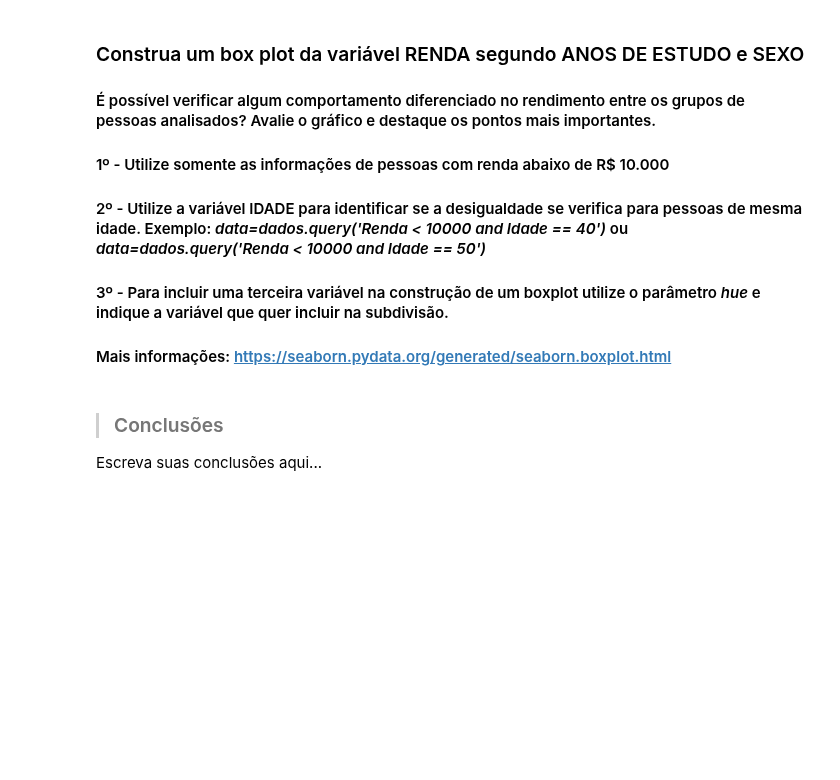
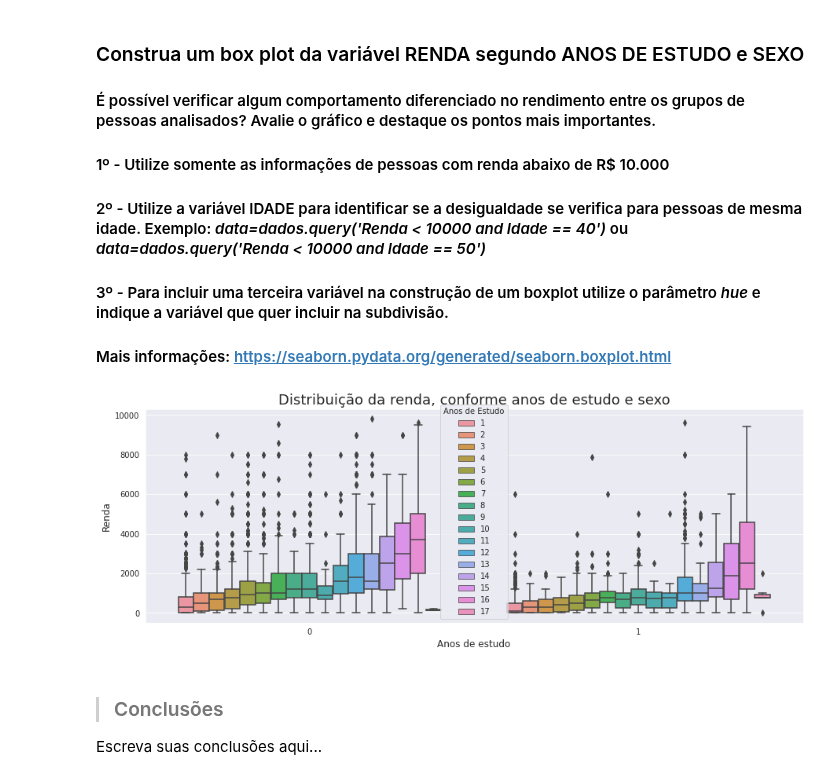
Before and after one commit to strawndri/estatistica-com-python, a Jupyter notebook: Notebooks/analise_descritiva.ipynb, the cells around one changed output. Cells and saved outputs as stored; diff of their text form; code cells hidden in the pictures; blank space fills up the shorter version.

```diff
--- a/Notebooks/analise_descritiva.ipynb
+++ b/Notebooks/analise_descritiva.ipynb
@@ -486,6 +519,11 @@ from scipy import stats
 #### <font>2º - Utilize a variável IDADE para identificar se a desigualdade se verifica para pessoas de mesma idade. Exemplo: <i>data=dados.query('Renda < 10000 and Idade == 40')</i> ou <i>data=dados.query('Renda < 10000 and Idade == 50')</i></font>
 #### <font>3º - Para incluir uma terceira variável na construção de um boxplot utilize o parâmetro <i>hue</i> e indique a variável que quer incluir na subdivisão.</font>
 #### Mais informações: https://seaborn.pydata.org/generated/seaborn.boxplot.html
+# %%
+ax = sns.boxplot(x='Sexo', y=dataset.query('Renda < 10000 and Idade >= 60').Renda, data=dataset, hue='Anos de Estudo')
+set_config('Distribuição da renda, conforme anos de estudo e sexo', 'Anos de estudo', 'Renda')
+# %% [output]
+[figure, added]
 # %% [markdown]
 > ### Conclusões
 
```
Also changed, not shown: parts of 10 cells of this notebook.
